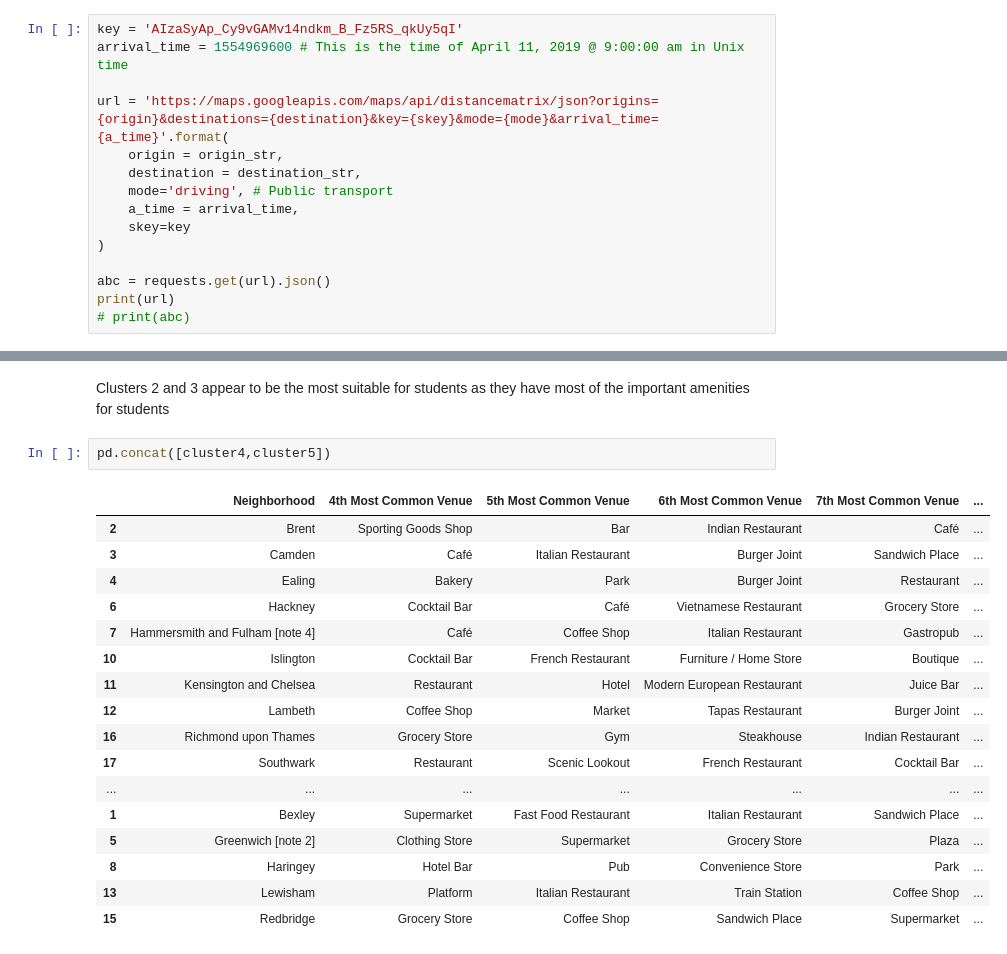
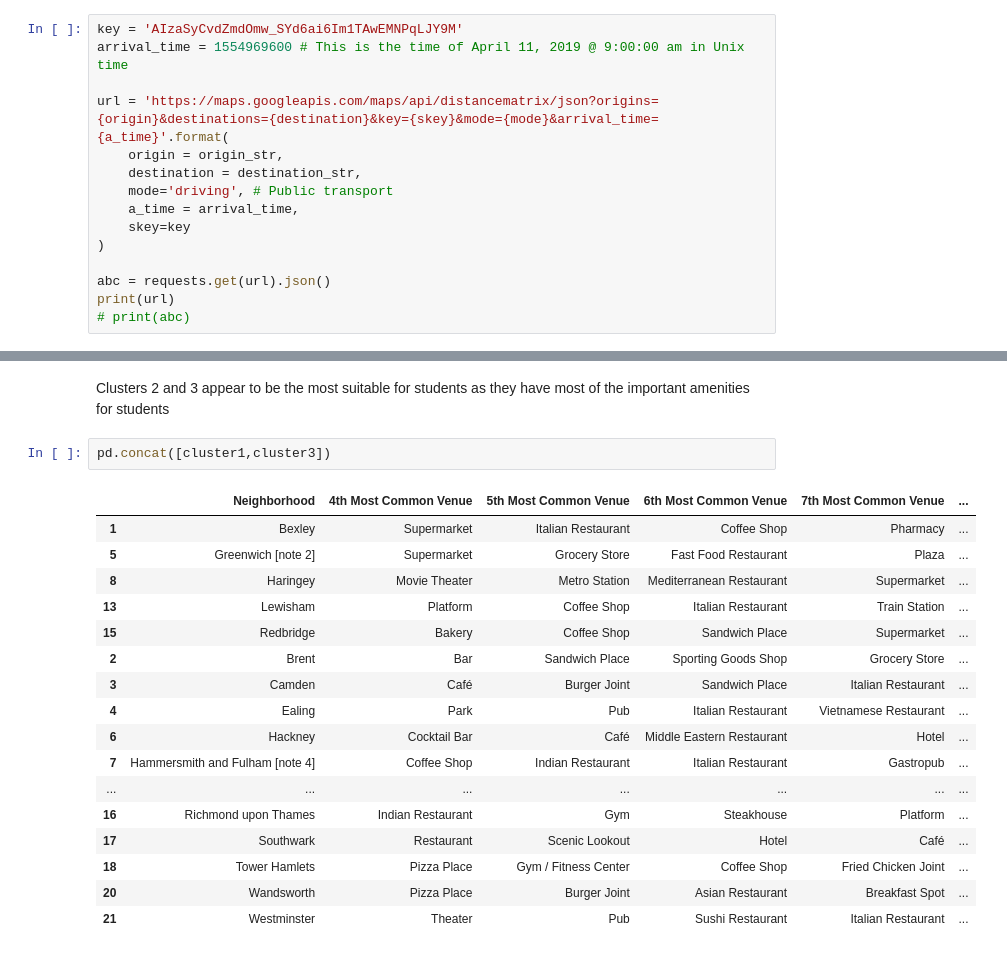
Before and after one commit to premalnayee/IBM-Data-science-coursera, a Jupyter notebook: Applied Data Science Capstone/Capstone_project/Capstone Project - The Battle of Neighborhoods.ipynb, the cells around one changed output, grey strips where cells are left out. Saved outputs shown, nothing was run; the diff lists cells and outputs as text.

```diff
--- a/Applied Data Science Capstone/Capstone_project/Capstone Project - The Battle of Neighborhoods.ipynb
+++ b/Applied Data Science Capstone/Capstone_project/Capstone Project - The Battle of Neighborhoods.ipynb
@@ -142,7 +142,7 @@ print(origin_str,destination_str)
 # %% [output]
 51.5607,0.1557|51.6252,-0.1517|51.4549,0.1505|51.5588,-0.2817|51.4039,0.0198|51.529,-0.1255|51.3714,-0.0977|51.513,-0.3089|51.6538,-0.0799|51.4892,0.0648|51.545,-0.0553|51.4927,-0.2339|51.6,-0.1119|51 ...
 # %%
-key = 'AIzaSyAp_Cy9vGAMv14ndkm_B_Fz5RS_qkUy5qI'
+key = 'AIzaSyCvdZmdOmw_SYd6ai6Im1TAwEMNPqLJY9M'
 arrival_time = 1554969600 # This is the time of April 11, 2019 @ 9:00:00 am in Unix time
 
 url = 'https://maps.googleapis.com/maps/api/distancematrix/json?origins={origin}&destinations={destination}&key={skey}&mode={mode}&arrival_time={a_time}'.format(
@@ -536,22 +528,22 @@ print(cluster5.shape)
 # %% [markdown]
 Clusters 2 and 3 appear to be the most suitable for students as they have most of the important amenities for students
 # %%
-pd.concat([cluster4,cluster5])
+pd.concat([cluster1,cluster3])
 # %% [output]
 |  | Neighborhood | 4th Most Common Venue | 5th Most Common Venue | 6th Most Common Venue | 7th Most Common Venue | ... |
-| 2 | Brent | Sporting Goods Shop | Bar | Indian Restaurant | Café | ... |
-| 3 | Camden | Café | Italian Restaurant | Burger Joint | Sandwich Place | ... |
-| 4 | Ealing | Bakery | Park | Burger Joint | Restaurant | ... |
-| 6 | Hackney | Cocktail Bar | Café | Vietnamese Restaurant | Grocery Store | ... |
-| 7 | Hammersmith and Fulham [note 4] | Café | Coffee Shop | Italian Restaurant | Gastropub | ... |
-| 10 | Islington | Cocktail Bar | French Restaurant | Furniture / Home Store | Boutique | ... |
-| 11 | Kensington and Chelsea | Restaurant | Hotel | Modern European Restaurant | Juice Bar | ... |
-| 12 | Lambeth | Coffee Shop | Market | Tapas Restaurant | Burger Joint | ... |
-| 16 | Richmond upon Thames | Grocery Store | Gym | Steakhouse | Indian Restaurant | ... |
-| 17 | Southwark | Restaurant | Scenic Lookout | French Restaurant | Cocktail Bar | ... |
+| 1 | Bexley | Supermarket | Italian Restaurant | Coffee Shop | Pharmacy | ... |
+| 5 | Greenwich [note 2] | Supermarket | Grocery Store | Fast Food Restaurant | Plaza | ... |
+| 8 | Haringey | Movie Theater | Metro Station | Mediterranean Restaurant | Supermarket | ... |
+| 13 | Lewisham | Platform | Coffee Shop | Italian Restaurant | Train Station | ... |
+| 15 | Redbridge | Bakery | Coffee Shop | Sandwich Place | Supermarket | ... |
+| 2 | Brent | Bar | Sandwich Place | Sporting Goods Shop | Grocery Store | ... |
+| 3 | Camden | Café | Burger Joint | Sandwich Place | Italian Restaurant | ... |
+| 4 | Ealing | Park | Pub | Italian Restaurant | Vietnamese Restaurant | ... |
+| 6 | Hackney | Cocktail Bar | Café | Middle Eastern Restaurant | Hotel | ... |
+| 7 | Hammersmith and Fulham [note 4] | Coffee Shop | Indian Restaurant | Italian Restaurant | Gastropub | ... |
 | ... | ... | ... | ... | ... | ... | ... |
-| 1 | Bexley | Supermarket | Fast Food Restaurant | Italian Restaurant | Sandwich Place | ... |
-| 5 | Greenwich [note 2] | Clothing Store | Supermarket | Grocery Store | Plaza | ... |
-| 8 | Haringey | Hotel Bar | Pub | Convenience Store | Park | ... |
-| 13 | Lewisham | Platform | Italian Restaurant | Train Station | Coffee Shop | ... |
-| 15 | Redbridge | Grocery Store | Coffee Shop | Sandwich Place | Supermarket | ... |
+| 16 | Richmond upon Thames | Indian Restaurant | Gym | Steakhouse | Platform | ... |
+| 17 | Southwark | Restaurant | Scenic Lookout | Hotel | Café | ... |
+| 18 | Tower Hamlets | Pizza Place | Gym / Fitness Center | Coffee Shop | Fried Chicken Joint | ... |
+| 20 | Wandsworth | Pizza Place | Burger Joint | Asian Restaurant | Breakfast Spot | ... |
+| 21 | Westminster | Theater | Pub | Sushi Restaurant | Italian Restaurant | ... |
```
Also changed, not shown: parts of 13 cells of this notebook.
